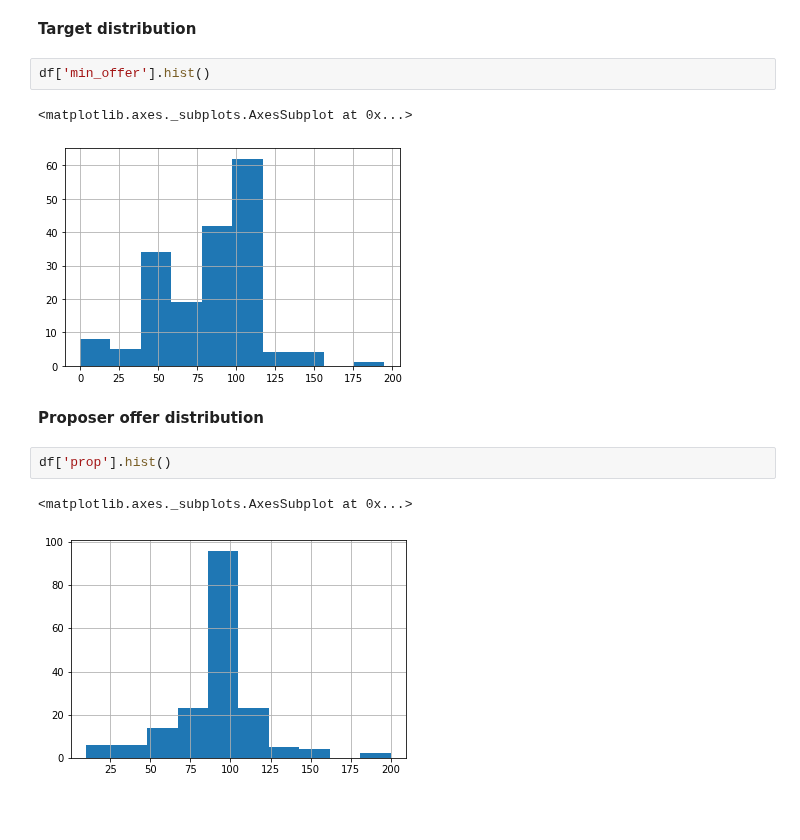
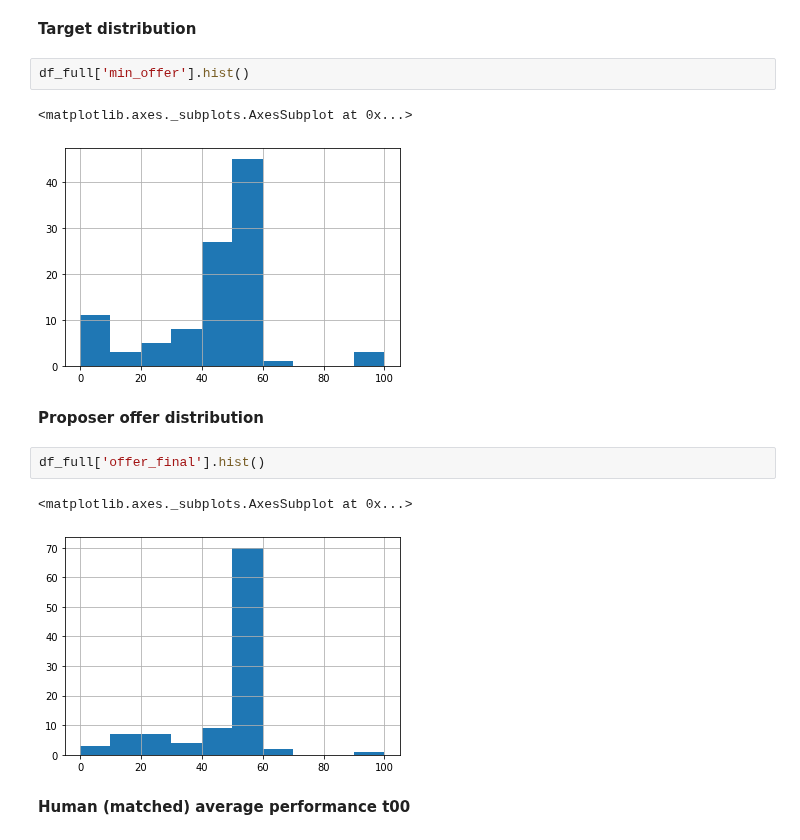
Before and after one commit to afranck64/ultimatum, a Jupyter notebook: notebooks/Data.ipynb, the cells around one changed output. Saved outputs shown, nothing was run; the diff lists cells and outputs as text; blank space fills up the shorter version.

```diff
--- a/notebooks/Data.ipynb
+++ b/notebooks/Data.ipynb
@@ -122,14 +90,16 @@ t = fig.suptitle('Attributes Pairwise Plots', fontsize=14)
 # %% [markdown]
 **Target distribution**
 # %%
-df['min_offer'].hist()
+df_full['min_offer'].hist()
 # %% [output]
 <matplotlib.axes._subplots.AxesSubplot at 0x...>
-[figure, old version]
+[figure, new version]
 # %% [markdown]
 **Proposer offer distribution**
-# %%
-df['prop'].hist()
-# %% [output]
-<matplotlib.axes._subplots.AxesSubplot at 0x...>
-[figure, removed]
+# %%
+df_full['offer_final'].hist()
+# %% [output]
+<matplotlib.axes._subplots.AxesSubplot at 0x...>
+[figure, added]
+# %% [markdown]
+**Human (matched) average performance t00**
```
Also changed, not shown: parts of 14 cells of this notebook, 20 other files.
